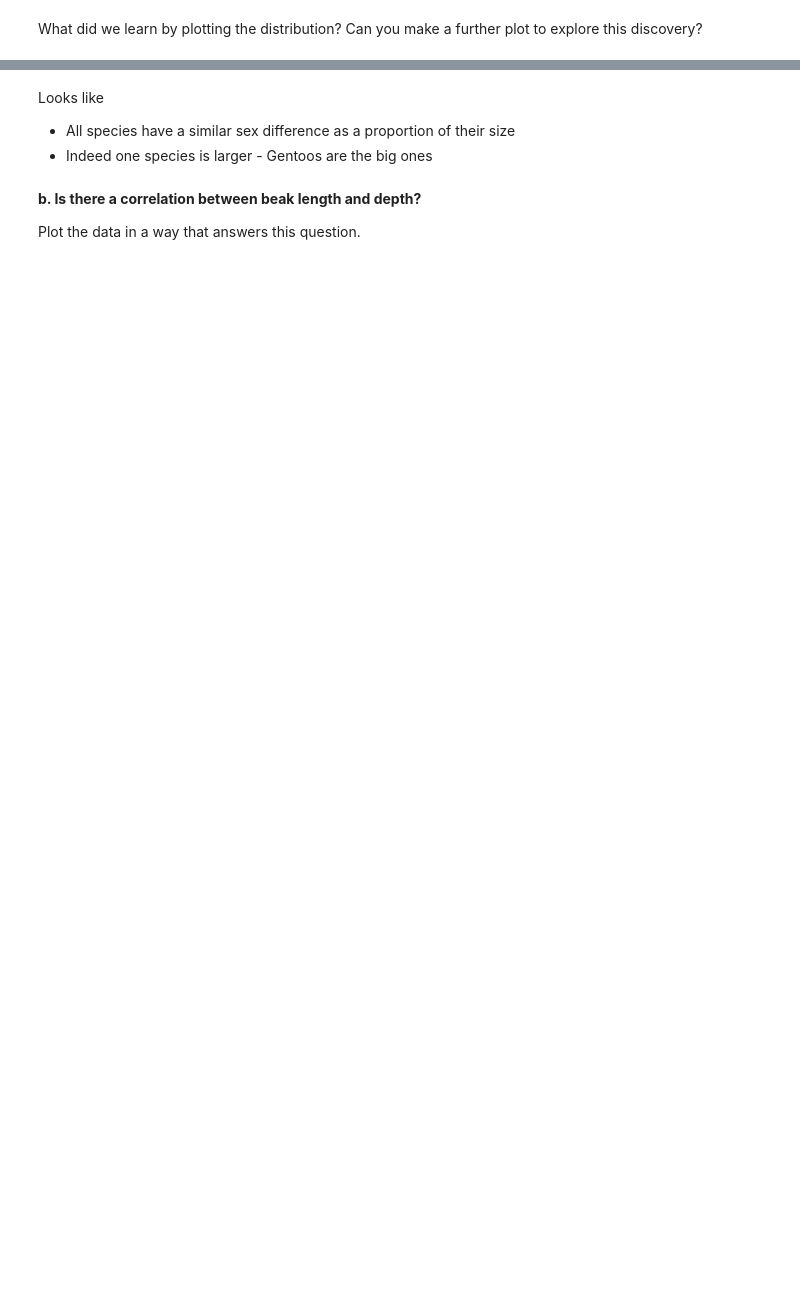
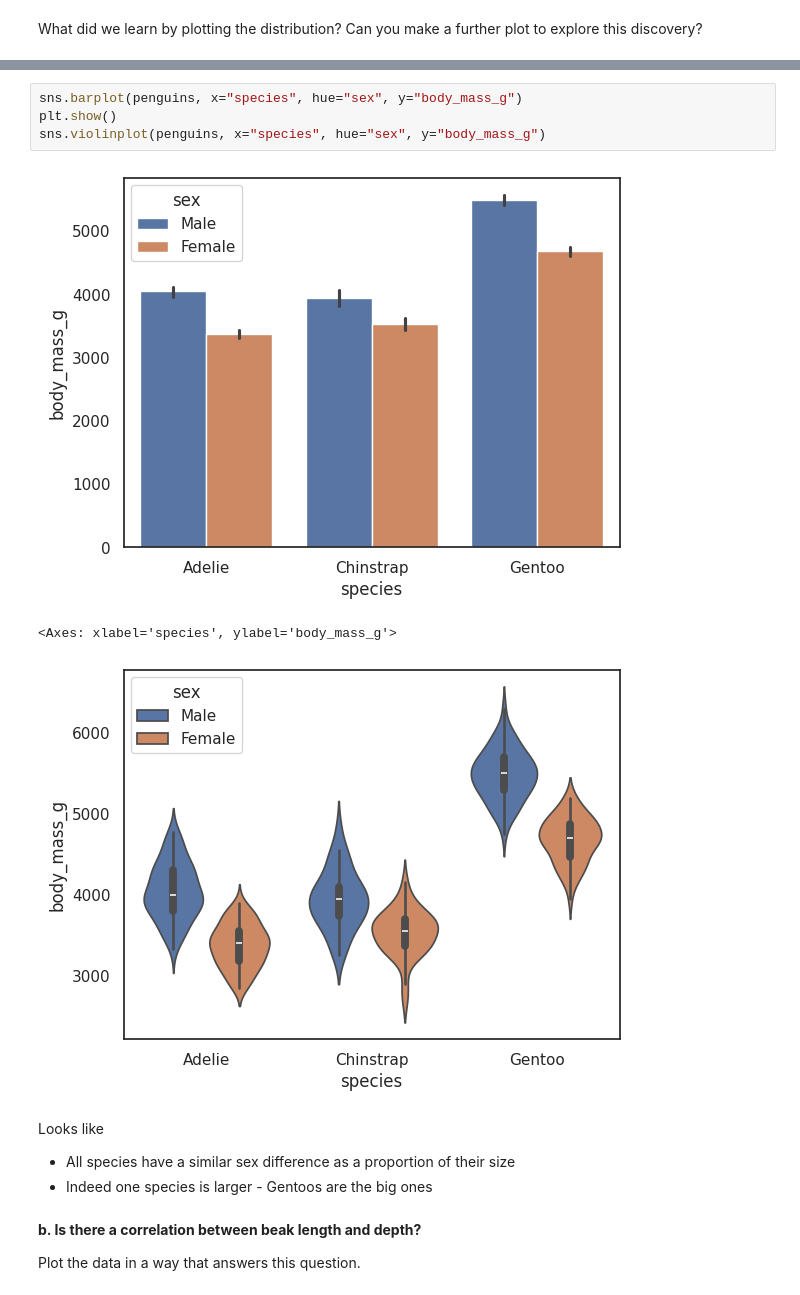
Before and after one commit to Tedodor423/bms-collab-notebooks, a Jupyter notebook: stats/1.2_DataVisualization/1.2.10_TutorialExercises.ipynb, the cells around one changed output, grey strips where cells are left out. Drawn from its saved outputs; the diff is of its cells as text; blank space fills up the shorter version.

```diff
--- a/stats/1.2_DataVisualization/1.2.10_TutorialExercises.ipynb
+++ b/stats/1.2_DataVisualization/1.2.10_TutorialExercises.ipynb
@@ -205,3 +211,11 @@ What did we learn by plotting the distribution? Can you make a further plot to e
+# %%
+sns.barplot(penguins, x="species", hue="sex", y="body_mass_g")
+plt.show()
+sns.violinplot(penguins, x="species", hue="sex", y="body_mass_g")
+# %% [output]
+[figure, added]
+<Axes: xlabel='species', ylabel='body_mass_g'>
+[figure, added]
 # %% [markdown]
 Looks like
 * All species have a similar sex difference as a proportion of their size
```
Also changed, not shown: parts of 20 cells of this notebook.
